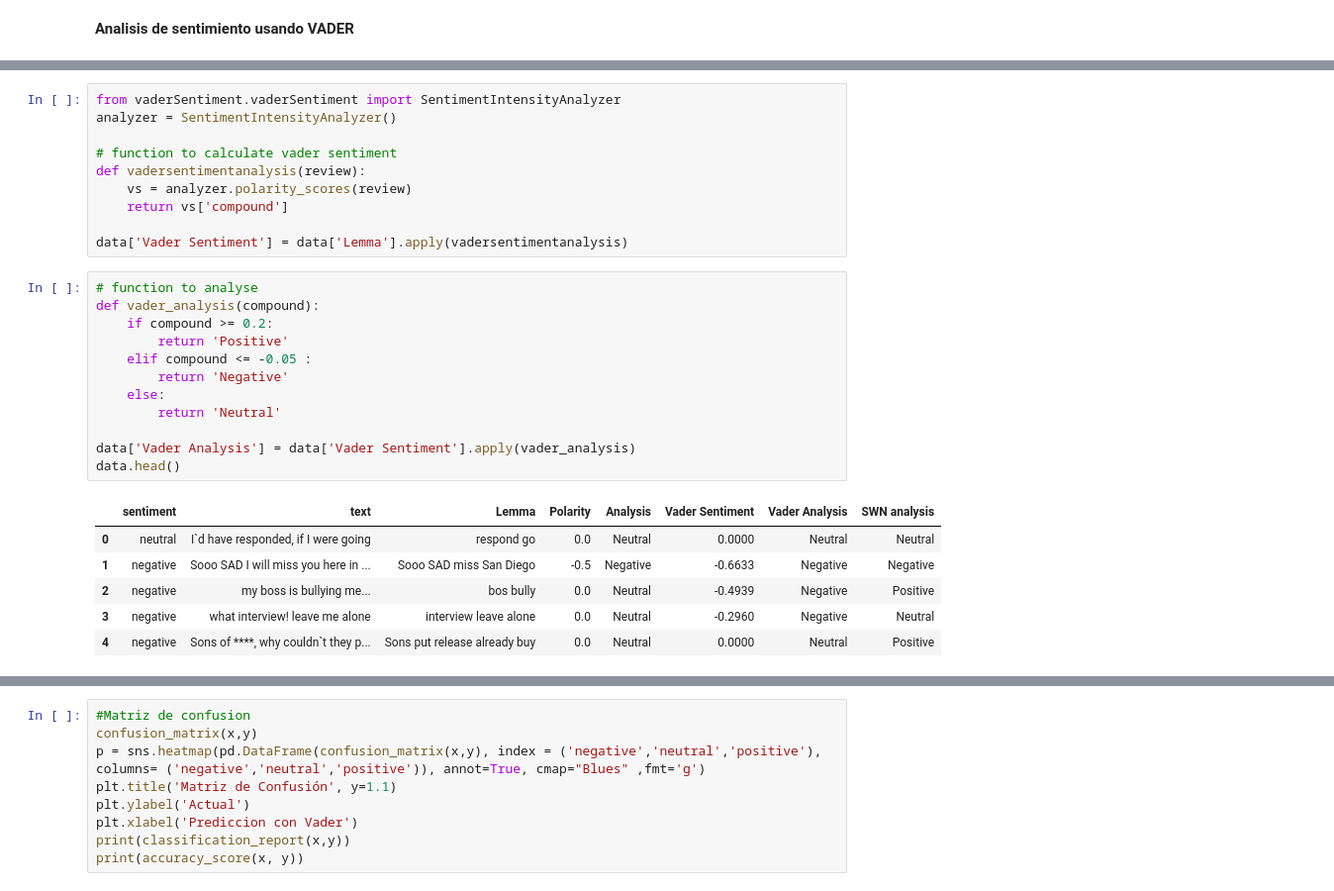
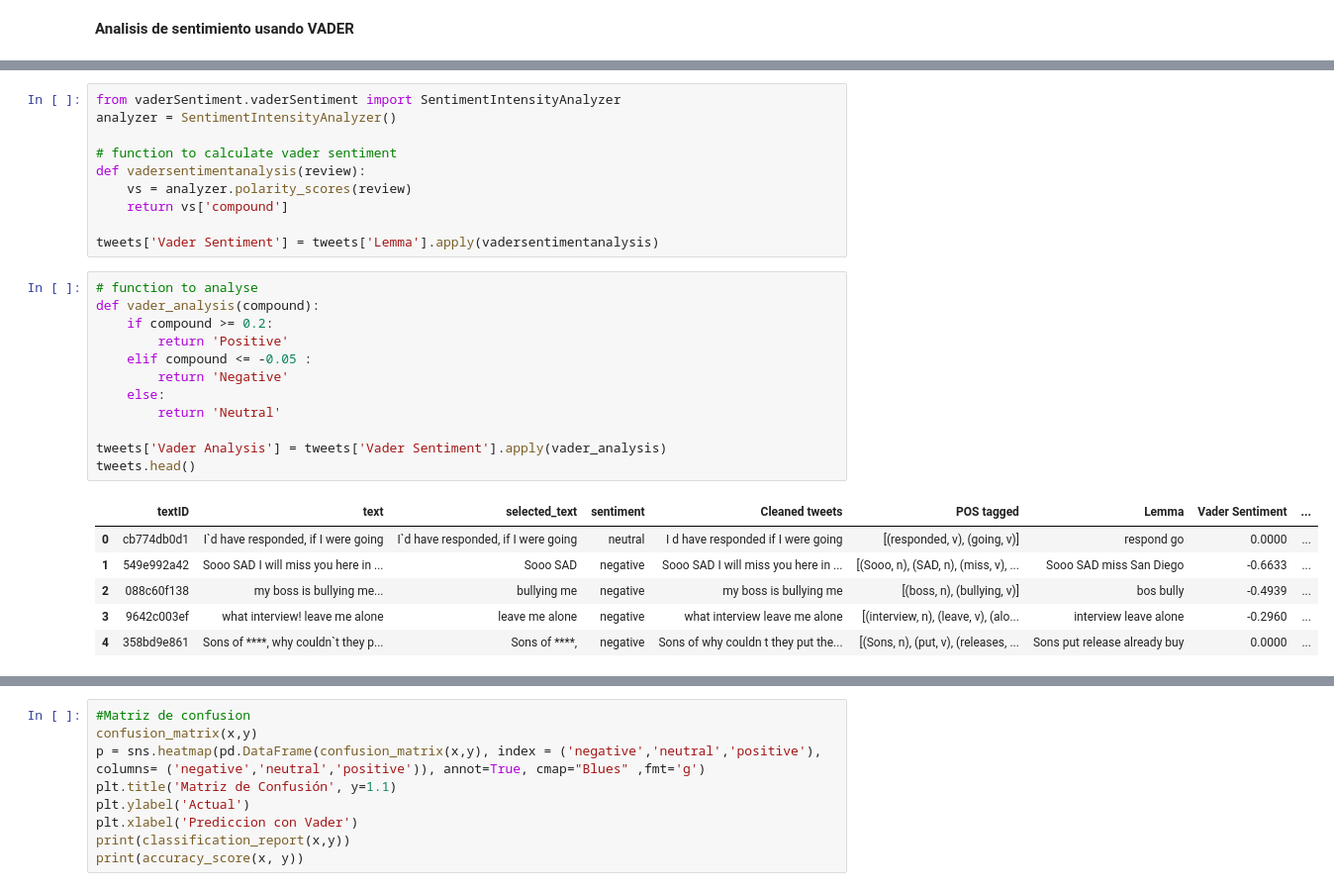
Before and after one commit to AlbertoLopezAlvz/ProcesamientodeDatos, a Jupyter notebook: Practica_3.ipynb, the cells around one changed output, grey strips where cells are left out. Shown: that part at 99% size. Saved outputs shown, nothing was run; the diff lists cells and outputs as text.

```diff
--- a/Practica_3.ipynb
+++ b/Practica_3.ipynb
@@ -272,24 +285,24 @@ def vadersentimentanalysis(review):
     vs = analyzer.polarity_scores(review)
     return vs['compound']
 
-data['Vader Sentiment'] = data['Lemma'].apply(vadersentimentanalysis)
+tweets['Vader Sentiment'] = tweets['Lemma'].apply(vadersentimentanalysis)
 # %%
 # function to analyse
 def vader_analysis(compound):
     if compound >= 0.2:
         return 'Positive'
     elif compound <= -0.05 :
         return 'Negative'
     else:
         return 'Neutral'
 
-data['Vader Analysis'] = data['Vader Sentiment'].apply(vader_analysis)
-data.head()
+tweets['Vader Analysis'] = tweets['Vader Sentiment'].apply(vader_analysis)
+tweets.head()
 # %% [output]
-|  | sentiment | text | Lemma | Polarity | Analysis | Vader Sentiment | Vader Analysis | SWN analysis |
-| 0 | neutral | I`d have responded, if I were going | respond go | 0.0 | Neutral | 0.0000 | Neutral | Neutral |
-| 1 | negative | Sooo SAD I will miss you here in ... | Sooo SAD miss San Diego | -0.5 | Negative | -0.6633 | Negative | Negative |
-| 2 | negative | my boss is bullying me... | bos bully | 0.0 | Neutral | -0.4939 | Negative | Positive |
-| 3 | negative | what interview! leave me alone | interview leave alone | 0.0 | Neutral | -0.2960 | Negative | Neutral |
-| 4 | negative | Sons of ****, why couldn`t they p... | Sons put release already buy | 0.0 | Neutral | 0.0000 | Neutral | Positive |
+|  | textID | text | selected_text | sentiment | Cleaned tweets | POS tagged | Lemma | Vader Sentiment | ... |
+| 0 | cb774db0d1 | I`d have responded, if I were going | I`d have responded, if I were going | neutral | I d have responded if I were going | [(responded, v), (going, v)] | respond go | 0.0000 | ... |
+| 1 | 549e992a42 | Sooo SAD I will miss you here in ... | Sooo SAD | negative | Sooo SAD I will miss you here in ... | [(Sooo, n), (SAD, n), (miss, v), ... | Sooo SAD miss San Diego | -0.6633 | ... |
+| 2 | 088c60f138 | my boss is bullying me... | bullying me | negative | my boss is bullying me | [(boss, n), (bullying, v)] | bos bully | -0.4939 | ... |
+| 3 | 9642c003ef | what interview! leave me alone | leave me alone | negative | what interview leave me alone | [(interview, n), (leave, v), (alo... | interview leave alone | -0.2960 | ... |
+| 4 | 358bd9e861 | Sons of ****, why couldn`t they p... | Sons of ****, | negative | Sons of why couldn t they put the... | [(Sons, n), (put, v), (releases, ... | Sons put release already buy | 0.0000 | ... |
 # %%
```
Also changed, not shown: parts of 8 cells of this notebook.
